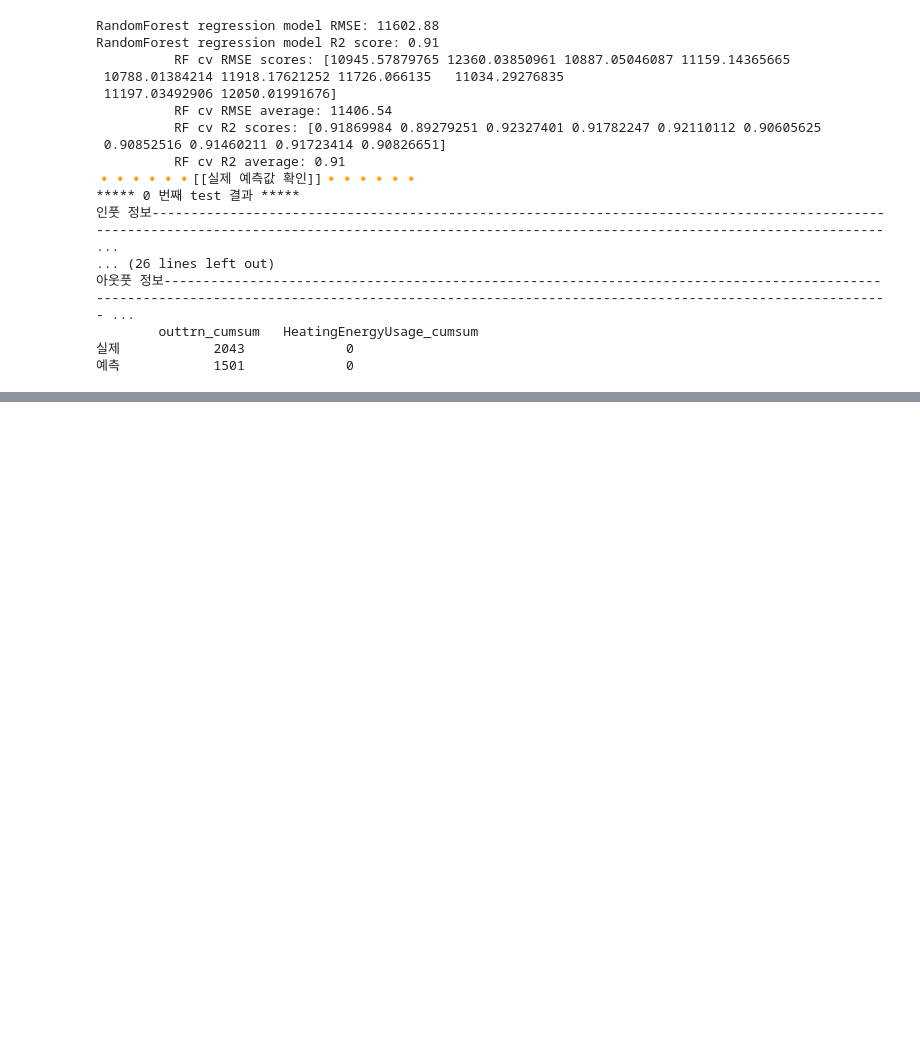
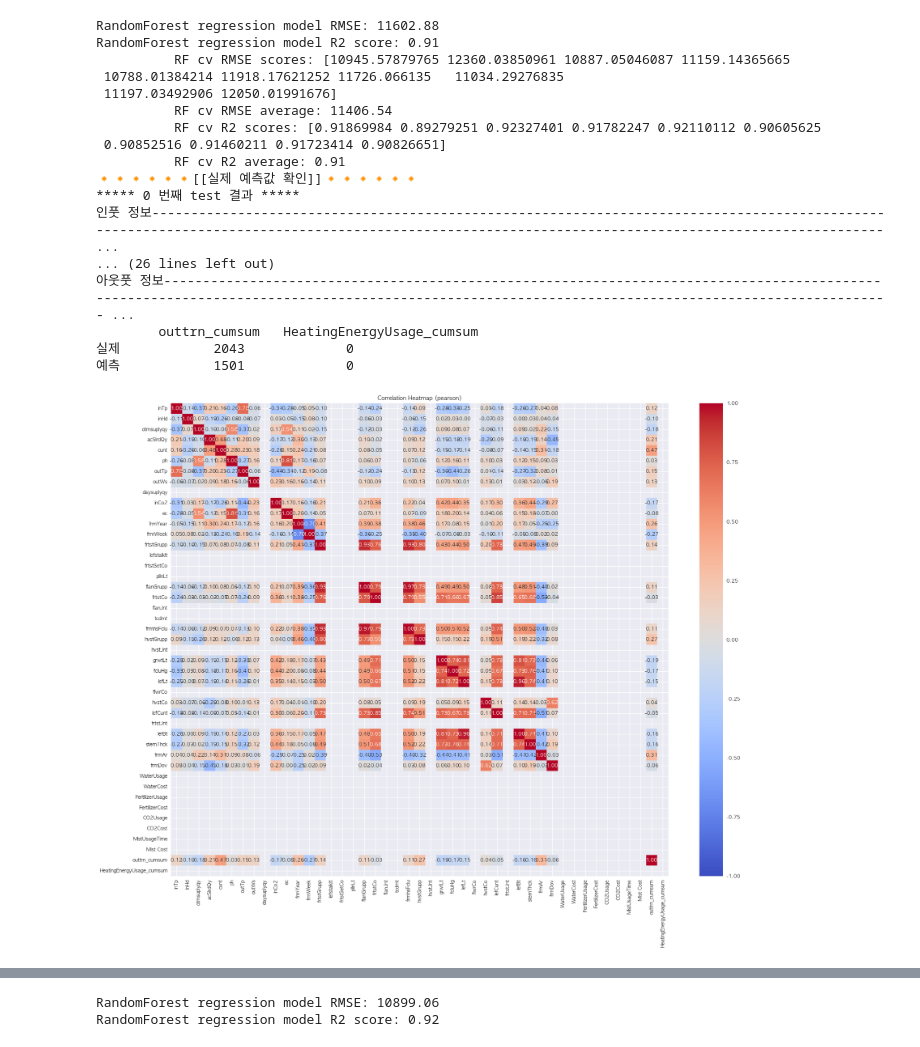
Before and after one commit to CodeArt-Team/MLcompetetion, a Jupyter notebook: BerryMachineLearning/예선연습_2023_tomato/DataAnalysis/00_Start/DataInfo_JIhwan.ipynb, the cells around one changed output, grey strips where cells are left out. Cells and saved outputs as stored; diff of their text form; code cells hidden in the pictures; blank space fills up the shorter version.

```diff
--- a/BerryMachineLearning/예선연습_2023_tomato/DataAnalysis/00_Start/DataInfo_JIhwan.ipynb
+++ b/BerryMachineLearning/예선연습_2023_tomato/DataAnalysis/00_Start/DataInfo_JIhwan.ipynb
@@ -352,14 +359,14 @@ Index(['frmDist', 'date', 'inTp', 'inHd', 'otmsuplyqy', 'acSlrdQy', 'cunt',
 # %%
-# input_cols =['otmsuplyqy','acSlrdQy', 'cunt',
-#        'ph', 'outTp', 'outWs', 'daysuplyqy']
-input_cols =['inTp', 'inHd', 'otmsuplyqy', 'acSlrdQy', 'cunt',
-       'ph', 'outTp', 'outWs', 'daysuplyqy', 'inCo2', 'ec', 'frmYear',
-       'frmWeek', 'frtstGrupp', 'lefstalklt', 'frtstSetCo', 'pllnLt',
-       'flanGrupp', 'frtstCo', 'flanJnt', 'tcdmt', 'frmhsFclu', 'hvstGrupp',
-       'hvstJnt', 'grwtLt', 'fcluHg', 'lefLt', 'flwrCo', 'hvstCo', 'lefCunt',
-       'frtstJnt', 'lefBt', 'stemThck', 'frmAr', 'frmDov',
-       'WaterUsage', 'WaterCost', 'FertilizerUsage', 'FertilizerCost',
-       'CO2Usage', 'CO2Cost', 'MistUsageTime', 'Mist Cost',]
+input_cols =['frmWeek','frmAr', 'outTp',
+       'outWs', 'cunt', 'acSlrdQy']
+# input_cols =['inTp', 'inHd', 'otmsuplyqy', 'acSlrdQy', 'cunt',
+#        'ph', 'outTp', 'outWs', 'daysuplyqy', 'inCo2', 'ec', 'frmYear',
+#        'frmWeek', 'frtstGrupp', 'lefstalklt', 'frtstSetCo', 'pllnLt',
+#        'flanGrupp', 'frtstCo', 'flanJnt', 'tcdmt', 'frmhsFclu', 'hvstGrupp',
+#        'hvstJnt', 'grwtLt', 'fcluHg', 'lefLt', 'flwrCo', 'hvstCo', 'lefCunt',
+#        'frtstJnt', 'lefBt', 'stemThck', 'frmAr', 'frmDov',
+#        'WaterUsage', 'WaterCost', 'FertilizerUsage', 'FertilizerCost',
+#        'CO2Usage', 'CO2Cost', 'MistUsageTime', 'Mist Cost',]
 
 output_cols = ['outtrn_cumsum', 'HeatingEnergyUsage_cumsum']
 training_table = input_data.loc[:,input_cols]
@@ -754,3 +761,48 @@ RandomForest regression model R2 score: 0.91
         outtrn_cumsum   HeatingEnergyUsage_cumsum
 실제            2043             0
 예측            1501             0
+# %%
+import pandas as pd
+import seaborn as sns
+import matplotlib.pyplot as plt
+
+def check_correlation(dataframe, method='pearson', figsize=(20, 16)):
+    """
+    데이터프레임의 모든 컬럼 간 상관관계를 계산하고 히트맵으로 시각화합니다.
+
+    Parameters:
+    dataframe (pd.DataFrame): 상관관계를 확인할 데이터프레임
+    method (str): 상관관계 계산 방법 ('pearson', 'spearman', 'kendall')
+    figsize (tuple): 그래프 크기
+
+    Returns:
+    pd.DataFrame: 상관관계 매트릭스
+    """
+    # 상관관계 계산
+    corr_matrix = dataframe.corr(method=method)
+
+    # 히트맵 그리기
+    plt.figure(figsize=figsize)
+    sns.heatmap(corr_matrix, annot=True, cmap='coolwarm', vmin=-1, vmax=1, center=0, fmt='.2f')
+    plt.title(f'Correlation Heatmap ({method})')
+    plt.xticks(rotation=90)
+    plt.yticks(rotation=0)
+    plt.tight_layout()
+    plt.show()
+
+    return corr_matrix
+
+# 입력 변수와 출력 변수를 모두 포함한 데이터프레임 생성
+all_cols = input_cols + output_cols
+correlation_data = input_data[all_cols]
+
+# 상관관계 히트맵 생성
+correlation_matrix = check_correlation(correlation_data)
+
+# 특정 변수들과의 상관관계만 확인하고 싶다면:
+# 예: 출력 변수와 다른 모든 변수의 상관관계
+output_correlation = correlation_matrix[output_cols].sort_values(by=output_cols[0], ascending=False)
+print("Correlation with output variables:")
+print(output_correlation)
+# %% [output]
+[figure, added]
@@ -756,0 +826,7 @@ RandomForest regression model R2 score: 0.91
+# %%
+from Functions.Function import ModelTest as model
+# model.knn_regressor_predict(train_input, train_target, test_input, test_target)
+model.randomforest_regressor_predict(train_input, train_target, test_input, test_target)
+# %% [output]
+RandomForest regression model RMSE: 10899.06
+RandomForest regression model R2 score: 0.92
```
Also changed, not shown: parts of 5 cells of this notebook, 2 other files.
